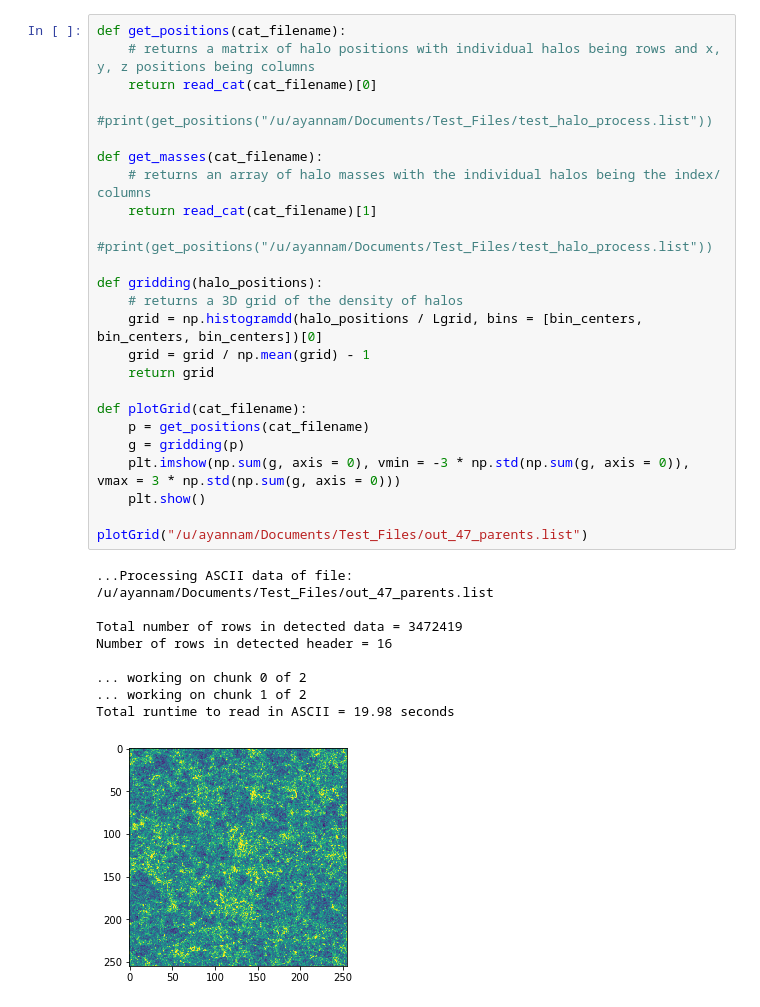
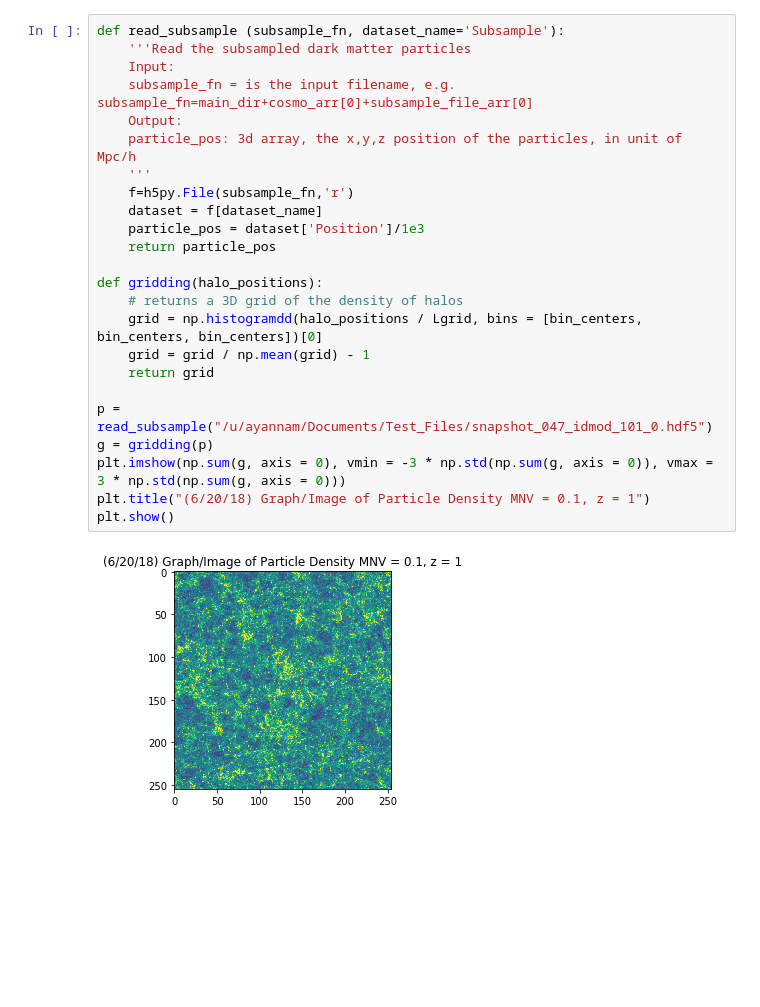
Before and after one commit to may32098/ASTROUSRP_halos_with_neutrinos, a Jupyter notebook: halo_cat_process.ipynb, the cells around one changed output. Cells and saved outputs as stored; diff of their text form; blank space fills up the shorter version.

```diff
--- a/halo_cat_process.ipynb
+++ b/halo_cat_process.ipynb
@@ -95,40 +97,29 @@ Total runtime to read in ASCII = 19.97 seconds
 # %%
-def get_positions(cat_filename):
-    # returns a matrix of halo positions with individual halos being rows and x, y, z positions being columns
-    return read_cat(cat_filename)[0]
-
-#print(get_positions("/u/ayannam/Documents/Test_Files/test_halo_process.list"))
-
-def get_masses(cat_filename):
-    # returns an array of halo masses with the individual halos being the index/ columns
-    return read_cat(cat_filename)[1]
-
-#print(get_positions("/u/ayannam/Documents/Test_Files/test_halo_process.list"))
+def read_subsample (subsample_fn, dataset_name='Subsample'):
+    '''Read the subsampled dark matter particles
+    Input:
+    subsample_fn = is the input filename, e.g. subsample_fn=main_dir+cosmo_arr[0]+subsample_file_arr[0]
+    Output:
+    particle_pos: 3d array, the x,y,z position of the particles, in unit of Mpc/h
+    '''
+    f=h5py.File(subsample_fn,'r')
+    dataset = f[dataset_name]
+    particle_pos = dataset['Position']/1e3
+    return particle_pos
 
 def gridding(halo_positions):
     # returns a 3D grid of the density of halos
     grid = np.histogramdd(halo_positions / Lgrid, bins = [bin_centers, bin_centers, bin_centers])[0]
     grid = grid / np.mean(grid) - 1
     return grid
 
-def plotGrid(cat_filename):
-    p = get_positions(cat_filename)
-    g = gridding(p)
-    plt.imshow(np.sum(g, axis = 0), vmin = -3 * np.std(np.sum(g, axis = 0)), vmax = 3 * np.std(np.sum(g, axis = 0)))
-    plt.show()
-
-plotGrid("/u/ayannam/Documents/Test_Files/out_47_parents.list")
+p = read_subsample("/u/ayannam/Documents/Test_Files/snapshot_047_idmod_101_0.hdf5")
+g = gridding(p)
+plt.imshow(np.sum(g, axis = 0), vmin = -3 * np.std(np.sum(g, axis = 0)), vmax = 3 * np.std(np.sum(g, axis = 0)))
+plt.title("(6/20/18) Graph/Image of Particle Density MNV = 0.1, z = 1")
+plt.show()
 # %% [output]
-...Processing ASCII data of file:
-/u/ayannam/Documents/Test_Files/out_47_parents.list
-
-Total number of rows in detected data = 3472419
-Number of rows in detected header = 16
-
-... working on chunk 0 of 2
-... working on chunk 1 of 2
-Total runtime to read in ASCII = 19.98 seconds
-[figure, old version]
+[figure, new version]
 # %%
 def azimuthalAverage3D(grid, edges = None, logbins = True, bins = 50):
     z, y, x = np.indices(grid.shape)
```
Also changed, not shown: parts of 3 cells of this notebook.
